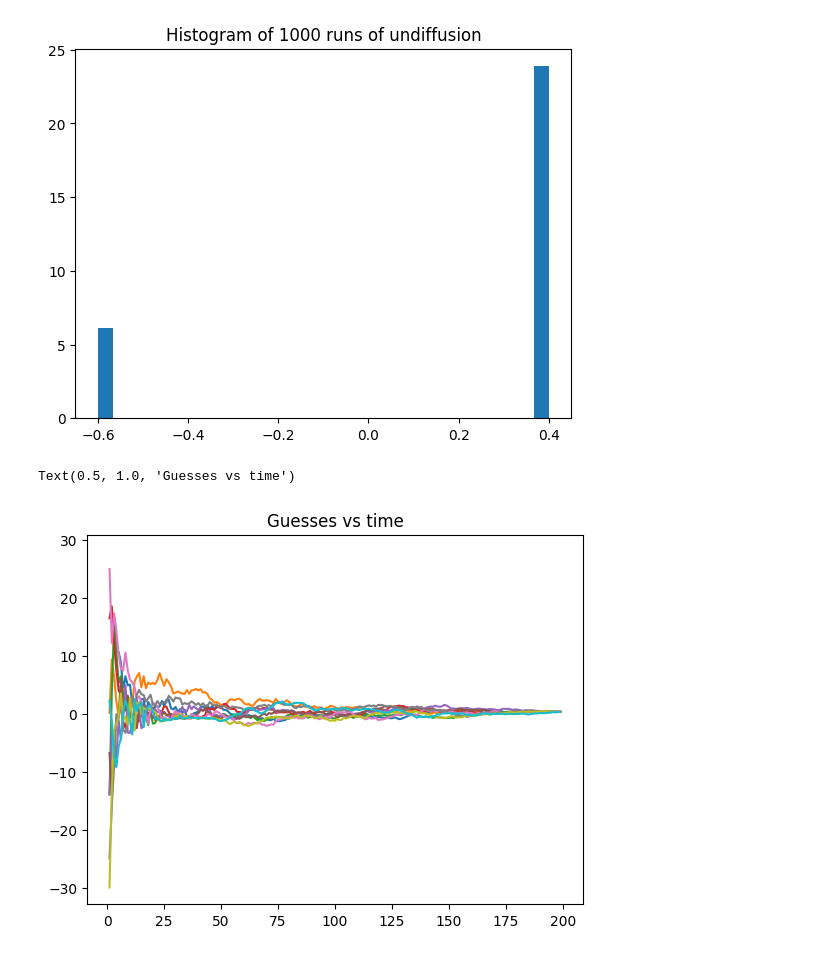
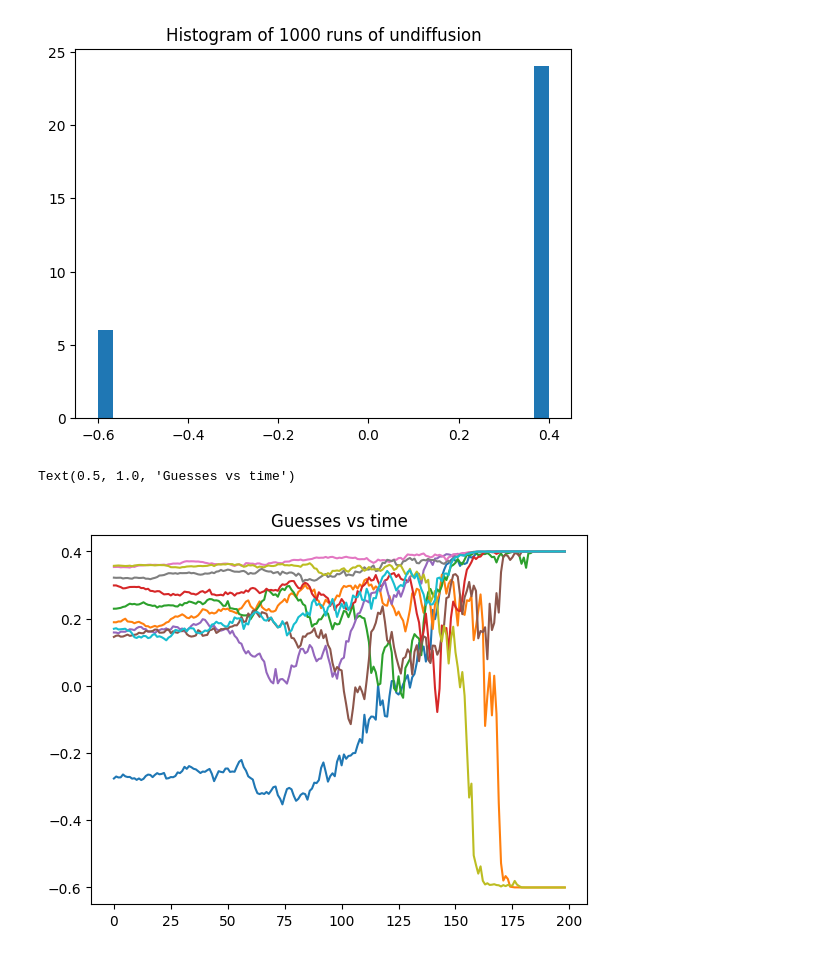
Before and after one commit to Goldartfrog/ComputationalPhysics, a Jupyter notebook: CompPhys/Project 3/Diffusion.ipynb, the cells around one changed output. Cells and saved outputs as stored; diff of their text form; code cells hidden in the pictures.

```diff
--- a/CompPhys/Project 3/Diffusion.ipynb
+++ b/CompPhys/Project 3/Diffusion.ipynb
@@ -242,7 +244,7 @@ plt.legend()
 # %%
 out = []
 for i in tqdm(range(1000)):
-    out.append(RunUndiffuse(199, 00, 0.4, GuessZ)[-1])
+    out.append(RunUndiffuse(199, 00, 0.4, GuessZ)[0][-1])
 # %%
 plt.hist(out, density=True, bins=30, range=[0, 1])
 plt.title("Histogram of 1000 runs of undiffusion")
@@ -254,7 +256,7 @@ ffd = []
 ud = []
 for i in tqdm(range(10000)):
     ffd.append(ForwardDiffusionFast(0.4, 125, alpha_bar))
-    ud.append(RunUndiffuse(199, 125, 0, GuessZ)[-1])
+    ud.append(RunUndiffuse(199, 125, 0, GuessZ)[0][-1])
 # %%
 plt.hist(ffd, label="forward diffusion", bins = 100, density=True)
 plt.hist(ud, label="undiffusion", alpha=0.6, bins=100, density=True)
@@ -275,7 +277,7 @@ def SamplePInit():
     return np.random.choice(x_inits, p=[0.8, 0.2])
 # %%
 for i in range(5):
-    plt.plot(RunUndiffuse(199, 00, np.random.uniform(-3, 5), NewGuessZ), label=f"{i}")
+    plt.plot(RunUndiffuse(199, 00, np.random.uniform(-3, 5), NewGuessZ)[0], label=f"{i}")
 plt.title("5 diffusion runs")
 plt.legend()
 # %% [output]
@@ -284,7 +286,7 @@ plt.legend()
 # %%
 out = []
 for i in tqdm(range(1000)):
-    out.append(RunUndiffuse(199, 00, 0.4, NewGuessZ)[-1])
+    out.append(RunUndiffuse(199, 00, 0.4, NewGuessZ)[0][-1])
 plt.hist(out, density=True, bins=30)
 plt.title("Histogram of 1000 runs of undiffusion")
 # %% [output]
@@ -292,18 +294,21 @@ Text(0.5, 1.0, 'Histogram of 1000 runs of undiffusion')
 [figure]
 # %%
 all_guesses = []
+ts = [i for i in range(199)]
 for i in tqdm(range(10)):
-    values = RunUndiffuse(199, 0, 0.4, NewGuessZ)
-    guesses = [NewGuessZ(values[j], alphaBar_ts[j]) for j in range(len(values))]
-    all_guesses.append(guesses)
-for i in all_guesses:
-    plt.plot(i)
+    values, guesses = RunUndiffuse(199, 0, np.random.randint(-30, 30), NewGuessZ)
+    # guesses = [NewGuessZ(values[j], alphaBar_ts[j]) for j in range(len(values))]
+    # all_guesses.append(values)
+    plt.plot(ts, guesses)
+# for i in all_guesses:
+
+#     plt.plot(i)
 plt.title("Guesses vs time")
 # print(all_guesses)
 # plt.plot(all_guesses)
 # %% [output]
 Text(0.5, 1.0, 'Guesses vs time')
-[figure, old version]
+[figure, new version]
 # %%
 import torch
 import torchvision
```
Also changed, not shown: parts of 26 cells of this notebook, 2 other files.
